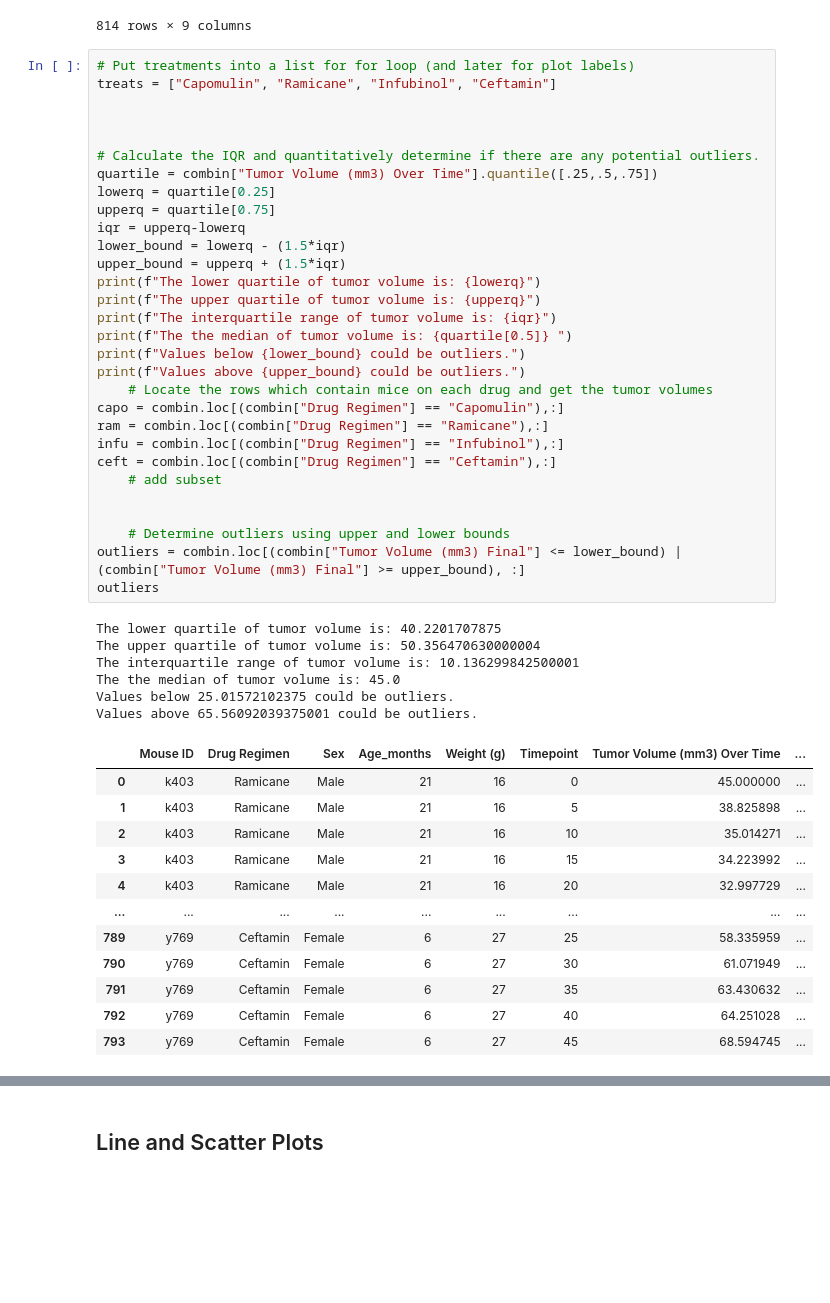
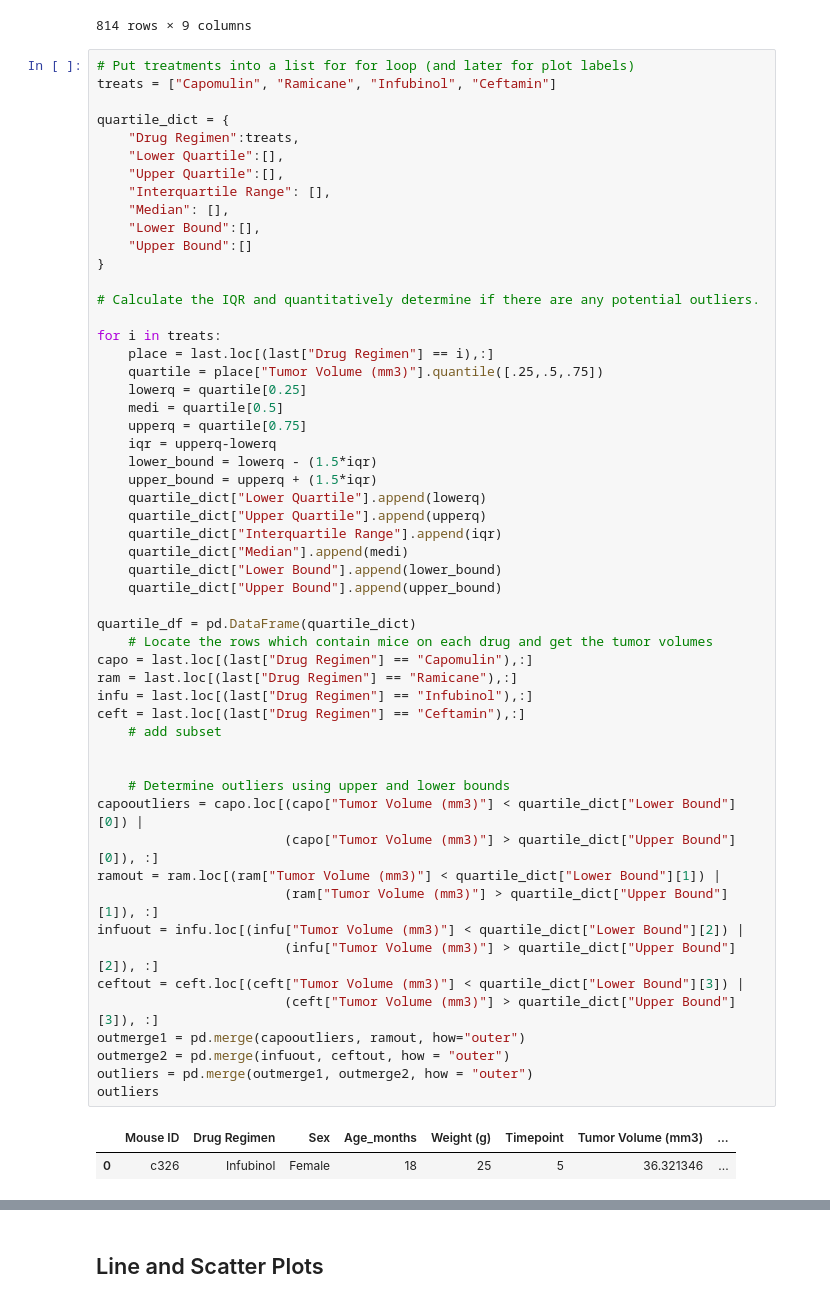
Before and after one commit to Blashford/Matplotlib-Challenge, a Jupyter notebook: pymaceuticals_starter.ipynb, the cells around one changed output, grey strips where cells are left out. Drawn from its saved outputs; the diff is of its cells as text; blank space fills up the shorter version.

```diff
--- a/pymaceuticals_starter.ipynb
+++ b/pymaceuticals_starter.ipynb
@@ -216,49 +216,57 @@ combin
 # %%
 # Put treatments into a list for for loop (and later for plot labels)
 treats = ["Capomulin", "Ramicane", "Infubinol", "Ceftamin"]
 
-
+quartile_dict = {
+    "Drug Regimen":treats,
+    "Lower Quartile":[],
+    "Upper Quartile":[],
+    "Interquartile Range": [],
+    "Median": [],
+    "Lower Bound":[],
+    "Upper Bound":[]
+}
 
 # Calculate the IQR and quantitatively determine if there are any potential outliers.
-quartile = combin["Tumor Volume (mm3) Over Time"].quantile([.25,.5,.75])
-lowerq = quartile[0.25]
-upperq = quartile[0.75]
-iqr = upperq-lowerq
-lower_bound = lowerq - (1.5*iqr)
-upper_bound = upperq + (1.5*iqr)
-print(f"The lower quartile of tumor volume is: {lowerq}")
-print(f"The upper quartile of tumor volume is: {upperq}")
-print(f"The interquartile range of tumor volume is: {iqr}")
-print(f"The the median of tumor volume is: {quartile[0.5]} ")
-print(f"Values below {lower_bound} could be outliers.")
-print(f"Values above {upper_bound} could be outliers.")
+
+for i in treats:
+    place = last.loc[(last["Drug Regimen"] == i),:]
+    quartile = place["Tumor Volume (mm3)"].quantile([.25,.5,.75])
+    lowerq = quartile[0.25]
+    medi = quartile[0.5]
+    upperq = quartile[0.75]
+    iqr = upperq-lowerq
+    lower_bound = lowerq - (1.5*iqr)
+    upper_bound = upperq + (1.5*iqr)
+    quartile_dict["Lower Quartile"].append(lowerq)
+    quartile_dict["Upper Quartile"].append(upperq)
+    quartile_dict["Interquartile Range"].append(iqr)
+    quartile_dict["Median"].append(medi)
+    quartile_dict["Lower Bound"].append(lower_bound)
+    quartile_dict["Upper Bound"].append(upper_bound)
+
+quartile_df = pd.DataFrame(quartile_dict)
     # Locate the rows which contain mice on each drug and get the tumor volumes
-capo = combin.loc[(combin["Drug Regimen"] == "Capomulin"),:]
-ram = combin.loc[(combin["Drug Regimen"] == "Ramicane"),:]
-infu = combin.loc[(combin["Drug Regimen"] == "Infubinol"),:]
-ceft = combin.loc[(combin["Drug Regimen"] == "Ceftamin"),:]
+capo = last.loc[(last["Drug Regimen"] == "Capomulin"),:]
+ram = last.loc[(last["Drug Regimen"] == "Ramicane"),:]
+infu = last.loc[(last["Drug Regimen"] == "Infubinol"),:]
+ceft = last.loc[(last["Drug Regimen"] == "Ceftamin"),:]
     # add subset
 
 
     # Determine outliers using upper and lower bounds
-outliers = combin.loc[(combin["Tumor Volume (mm3) Final"] <= lower_bound) | (combin["Tumor Volume (mm3) Final"] >= upper_bound), :]
+capooutliers = capo.loc[(capo["Tumor Volume (mm3)"] < quartile_dict["Lower Bound"][0]) |
+                        (capo["Tumor Volume (mm3)"] > quartile_dict["Upper Bound"][0]), :]
+ramout = ram.loc[(ram["Tumor Volume (mm3)"] < quartile_dict["Lower Bound"][1]) |
+                        (ram["Tumor Volume (mm3)"] > quartile_dict["Upper Bound"][1]), :]
+infuout = infu.loc[(infu["Tumor Volume (mm3)"] < quartile_dict["Lower Bound"][2]) |
+                        (infu["Tumor Volume (mm3)"] > quartile_dict["Upper Bound"][2]), :]
+ceftout = ceft.loc[(ceft["Tumor Volume (mm3)"] < quartile_dict["Lower Bound"][3]) |
+                        (ceft["Tumor Volume (mm3)"] > quartile_dict["Upper Bound"][3]), :]
+outmerge1 = pd.merge(capooutliers, ramout, how="outer")
+outmerge2 = pd.merge(infuout, ceftout, how = "outer")
+outliers = pd.merge(outmerge1, outmerge2, how = "outer")
 outliers
 # %% [output]
-The lower quartile of tumor volume is: 40.2201707875
-The upper quartile of tumor volume is: 50.356470630000004
-The interquartile range of tumor volume is: 10.136299842500001
-The the median of tumor volume is: 45.0
-Values below 25.01572102375 could be outliers.
-Values above 65.56092039375001 could be outliers.
-|  | Mouse ID | Drug Regimen | Sex | Age_months | Weight (g) | Timepoint | Tumor Volume (mm3) Over Time | ... |
-| 0 | k403 | Ramicane | Male | 21 | 16 | 0 | 45.000000 | ... |
-| 1 | k403 | Ramicane | Male | 21 | 16 | 5 | 38.825898 | ... |
-| 2 | k403 | Ramicane | Male | 21 | 16 | 10 | 35.014271 | ... |
-| 3 | k403 | Ramicane | Male | 21 | 16 | 15 | 34.223992 | ... |
-| 4 | k403 | Ramicane | Male | 21 | 16 | 20 | 32.997729 | ... |
-| ... | ... | ... | ... | ... | ... | ... | ... | ... |
-| 789 | y769 | Ceftamin | Female | 6 | 27 | 25 | 58.335959 | ... |
-| 790 | y769 | Ceftamin | Female | 6 | 27 | 30 | 61.071949 | ... |
-| 791 | y769 | Ceftamin | Female | 6 | 27 | 35 | 63.430632 | ... |
-| 792 | y769 | Ceftamin | Female | 6 | 27 | 40 | 64.251028 | ... |
-| 793 | y769 | Ceftamin | Female | 6 | 27 | 45 | 68.594745 | ... |
+|  | Mouse ID | Drug Regimen | Sex | Age_months | Weight (g) | Timepoint | Tumor Volume (mm3) | ... |
+| 0 | c326 | Infubinol | Female | 18 | 25 | 5 | 36.321346 | ... |
```
Also changed, not shown: parts of 5 cells of this notebook.
